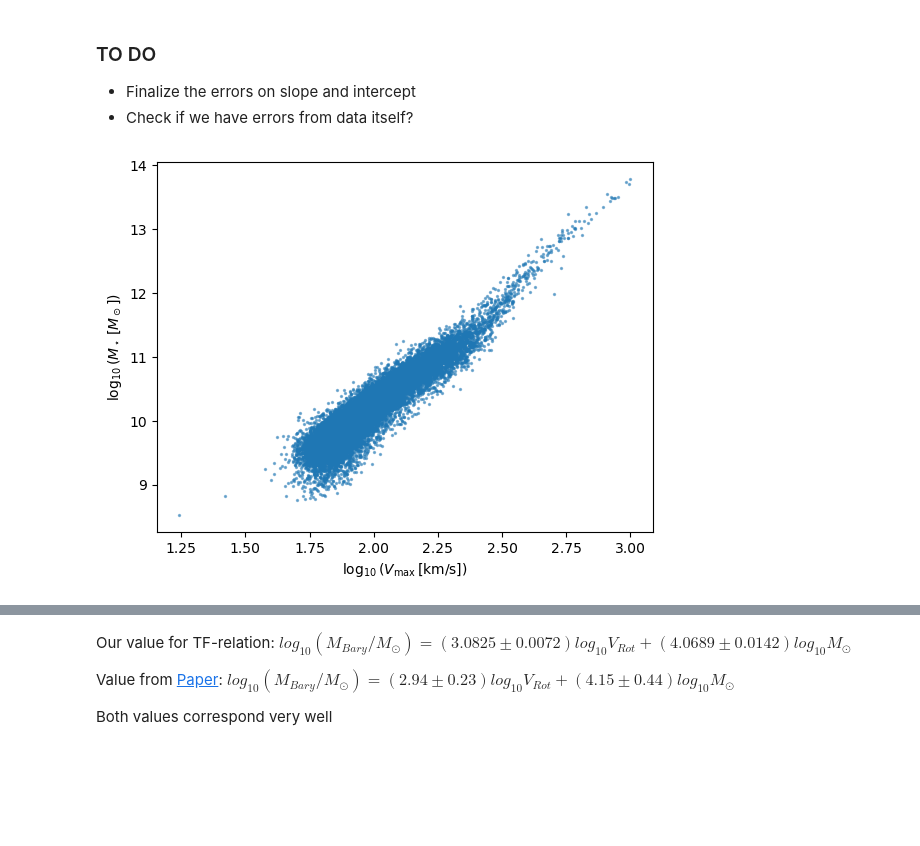
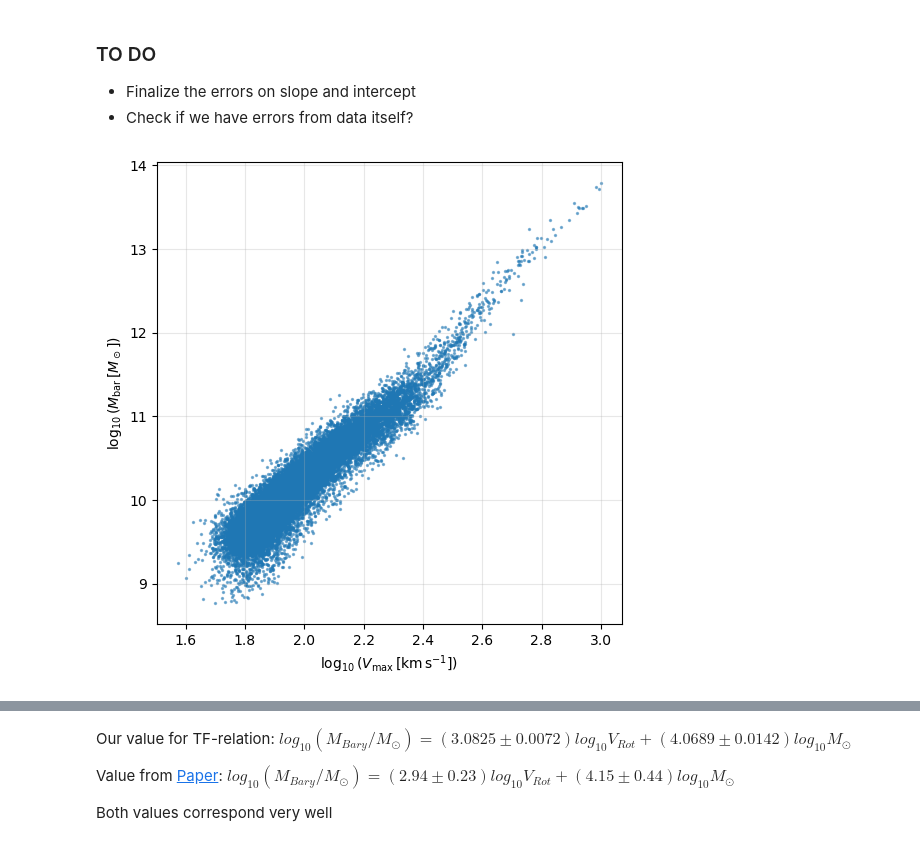
Before and after one commit to gvansan/TANA_notebooks, a Jupyter notebook: Project/part2_updated.ipynb, the cells around one changed output, grey strips where cells are left out. Drawn from its saved outputs; the diff is of its cells as text; code cells hidden in the pictures; blank space fills up the shorter version.

```diff
--- a/Project/part2_updated.ipynb
+++ b/Project/part2_updated.ipynb
@@ -653,34 +674,59 @@ plt.show()
 - Finalize the errors on slope and intercept
 - Check if we have errors from data itself?
 # %%
-Vmax = np.asarray(data['Subhalo']['SubhaloVmax'])[mask_suitable == 1]
-Mstar_p3 = total_mass_type[:,4]
-Mgas_p3 = total_mass_type[:,0]
-#should be Mbar
-Mbar = Mgas_p3+Mstar_p3
-
-mask_valid = (Mbar > 0) & (Vmax > 0)
-mask_central = is_central[mask_valid]
-Mbar = Mbar[mask_valid]
-Vmax = Vmax[mask_valid]
-
-#Select only central galaxies
-Mbar_central = Mbar[mask_central]
-Vmax_central = Vmax[mask_central]
+valid = (
+    (total_mass > 0)
+    & (total_mass_type[:, 1] > Mtot_min)
+    & (total_mass_type[:, 4] > 0)
+)
 
 
-#If we remove low formation central galaxies
-mask_SFR = SFR_haloes[mask_suitable == 1][mask_valid][mask_central] > 0.01
-Mbar_central = Mbar_central[mask_SFR]
-Vmax_central = Vmax_central[mask_SFR]
+mask_suitable = np.asarray(data['Subhalo']['SubhaloFlag'], dtype=np.uint8) == 1
+
+Vmax_full = np.asarray(data['Subhalo']['SubhaloVmax'])[mask_suitable]
+SFR_full  = np.asarray(data['Subhalo']['SubhaloSFR'])[mask_suitable]
 
 
-#plot the Tully Fisher relation
-plt.scatter(np.log10(Vmax_central), np.log10(Mbar_central), s=2, alpha=0.5)
-plt.xlabel(r'$\log_{10}(V_{\rm max}\,[\mathrm{km/s}])$')
-plt.ylabel(r'$\log_{10}(M_\star\,[M_\odot])$')
+# Restrict to the same subhalo catalogue as total_mass_type
+Vmax = Vmax_full[valid]
+SFR  = SFR_full[valid]
+
+Mstar = total_mass_type[valid, 4]
+Mgas  = total_mass_type[valid, 0]
+Mbar  = Mstar + Mgas
+
+is_central_valid = is_central_full[valid]
+
+# --- Base physical validity
+mask_phys = (Mbar > 0) & (Vmax > 0)
+
+Vmax = Vmax[mask_phys]
+Mbar = Mbar[mask_phys]
+SFR  = SFR[mask_phys]
+is_central_phys = is_central_valid[mask_phys]
+
+# --- Select centrals
+mask_central = is_central_phys
+Vmax_central = Vmax[mask_central]
+Mbar_central = Mbar[mask_central]
+SFR_central  = SFR[mask_central]
+
+# --- Optional SFR cut (star-forming centrals)
+mask_SFR = SFR_central > 0.01
+Vmax_central = Vmax_central[mask_SFR]
+Mbar_central = Mbar_central[mask_SFR]
+
+# --- Plot baryonic Tully–Fisher relation
+plt.figure(figsize=(6,6))
+plt.scatter(np.log10(Vmax_central),
+            np.log10(Mbar_central),
+            s=2, alpha=0.5)
+
+plt.xlabel(r'$\log_{10}(V_{\rm max}\,[\mathrm{km\,s^{-1}}])$')
+plt.ylabel(r'$\log_{10}(M_{\rm bar}\,[M_\odot])$')
+plt.grid(alpha=0.3)
 plt.savefig("Images/TF-relation")
 plt.show()
 # %% [output]
-[figure, old version]
+[figure, new version]
 # %%
```
Also changed, not shown: parts of 9 cells of this notebook, 7 other files.
